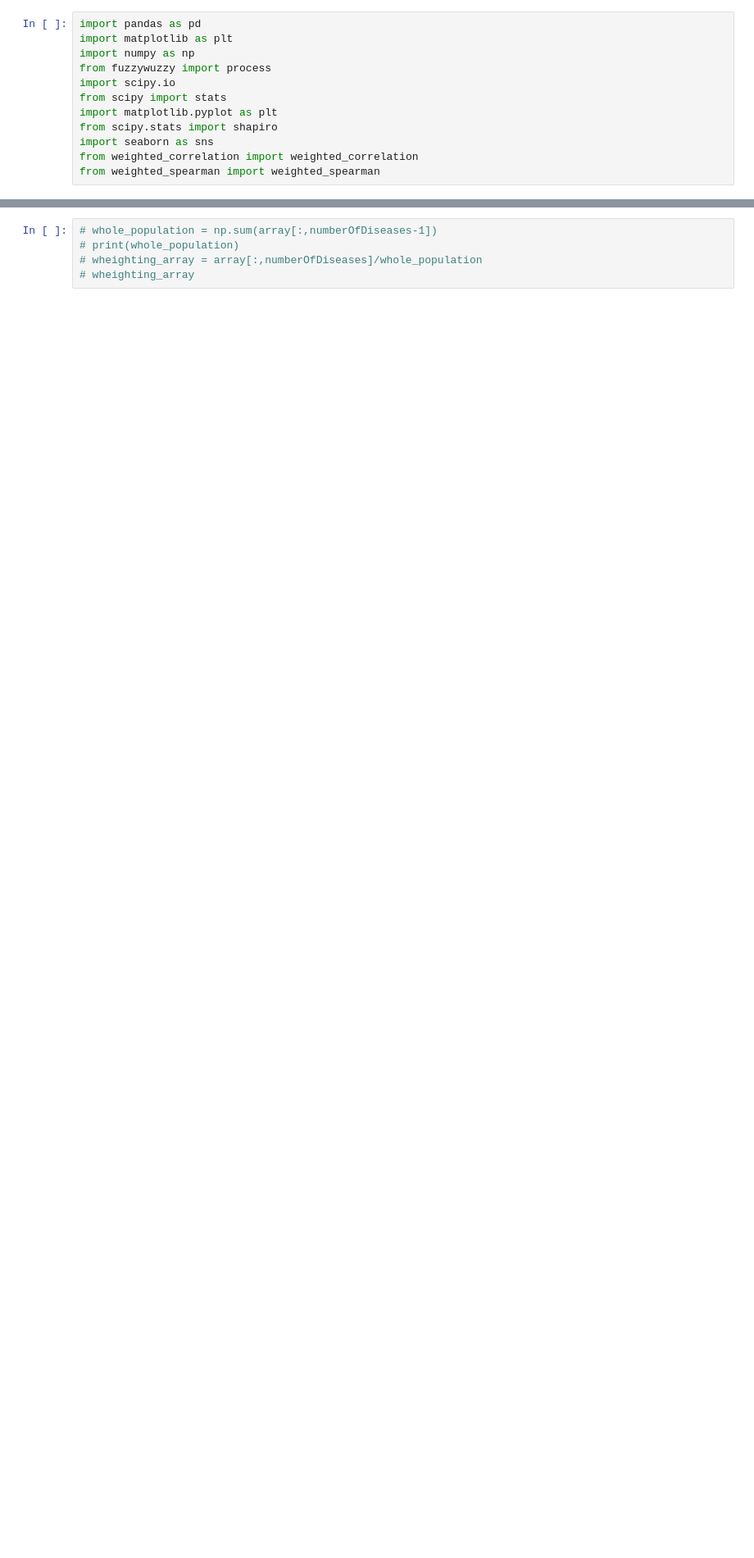
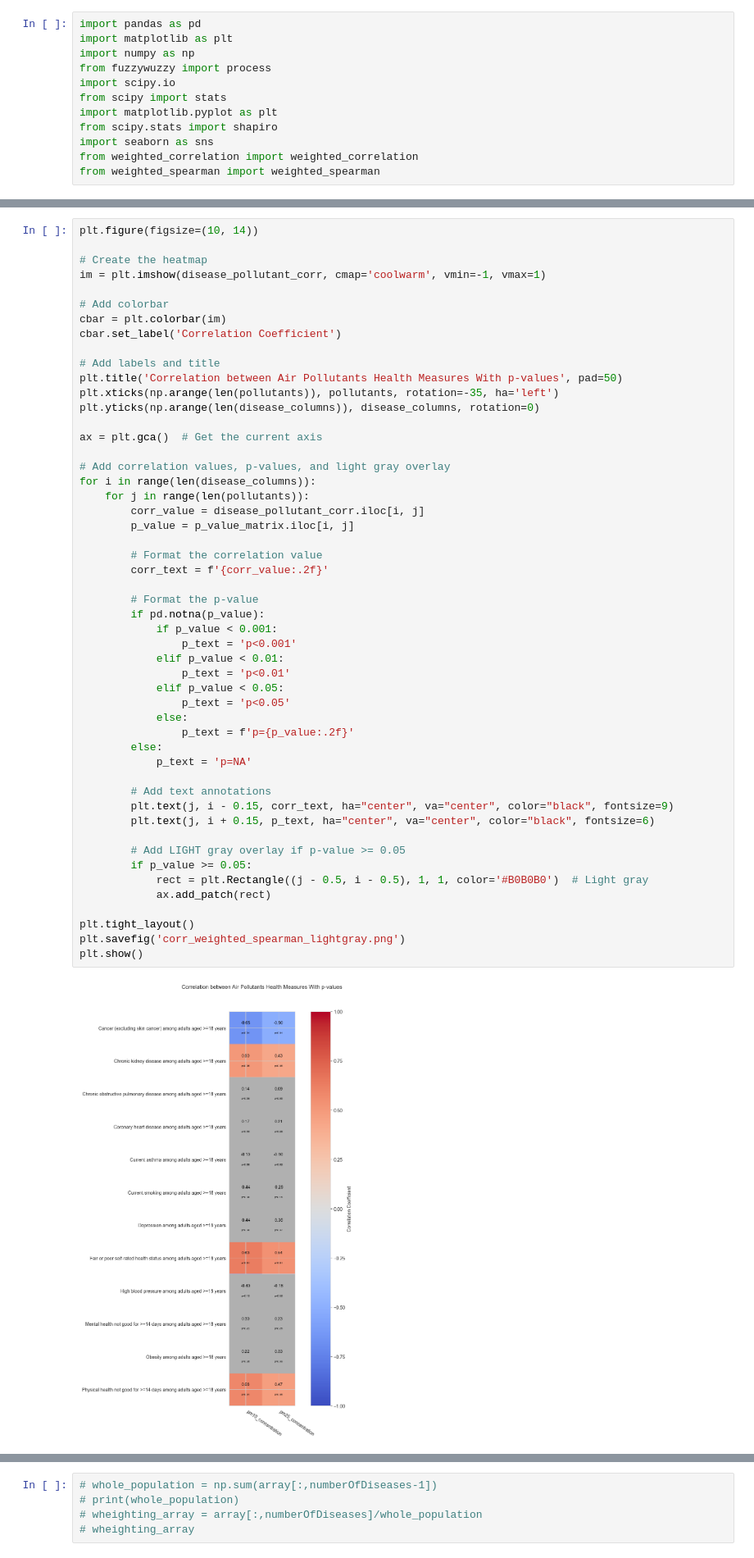
Before and after one commit to filoooooonov/pse-project, a Jupyter notebook: project.ipynb, the cells around one changed output, grey strips where cells are left out. Shown at 82% size. Cells and saved outputs as stored; diff of their text form; blank space fills up the shorter version.

```diff
--- a/project.ipynb
+++ b/project.ipynb
@@ -310,0 +301,53 @@ plt.show()
+# %%
+plt.figure(figsize=(10, 14))
+
+# Create the heatmap
+im = plt.imshow(disease_pollutant_corr, cmap='coolwarm', vmin=-1, vmax=1)
+
+# Add colorbar
+cbar = plt.colorbar(im)
+cbar.set_label('Correlation Coefficient')
+
+# Add labels and title
+plt.title('Correlation between Air Pollutants Health Measures With p-values', pad=50)
+plt.xticks(np.arange(len(pollutants)), pollutants, rotation=-35, ha='left')
+plt.yticks(np.arange(len(disease_columns)), disease_columns, rotation=0)
+
+ax = plt.gca()  # Get the current axis
+
+# Add correlation values, p-values, and light gray overlay
+for i in range(len(disease_columns)):
+    for j in range(len(pollutants)):
+        corr_value = disease_pollutant_corr.iloc[i, j]
+        p_value = p_value_matrix.iloc[i, j]
+
+        # Format the correlation value
+        corr_text = f'{corr_value:.2f}'
+
+        # Format the p-value
+        if pd.notna(p_value):
+            if p_value < 0.001:
+                p_text = 'p<0.001'
+            elif p_value < 0.01:
+                p_text = 'p<0.01'
+            elif p_value < 0.05:
+                p_text = 'p<0.05'
+            else:
+                p_text = f'p={p_value:.2f}'
+        else:
+            p_text = 'p=NA'
+
+        # Add text annotations
+        plt.text(j, i - 0.15, corr_text, ha="center", va="center", color="black", fontsize=9)
+        plt.text(j, i + 0.15, p_text, ha="center", va="center", color="black", fontsize=6)
+
+        # Add LIGHT gray overlay if p-value >= 0.05
+        if p_value >= 0.05:
+            rect = plt.Rectangle((j - 0.5, i - 0.5), 1, 1, color='#B0B0B0')  # Light gray
+            ax.add_patch(rect)
+
+plt.tight_layout()
+plt.savefig('corr_weighted_spearman_lightgray.png')
+plt.show()
+# %% [output]
+[figure, added]
```
Also changed, not shown: parts of 48 cells of this notebook.
